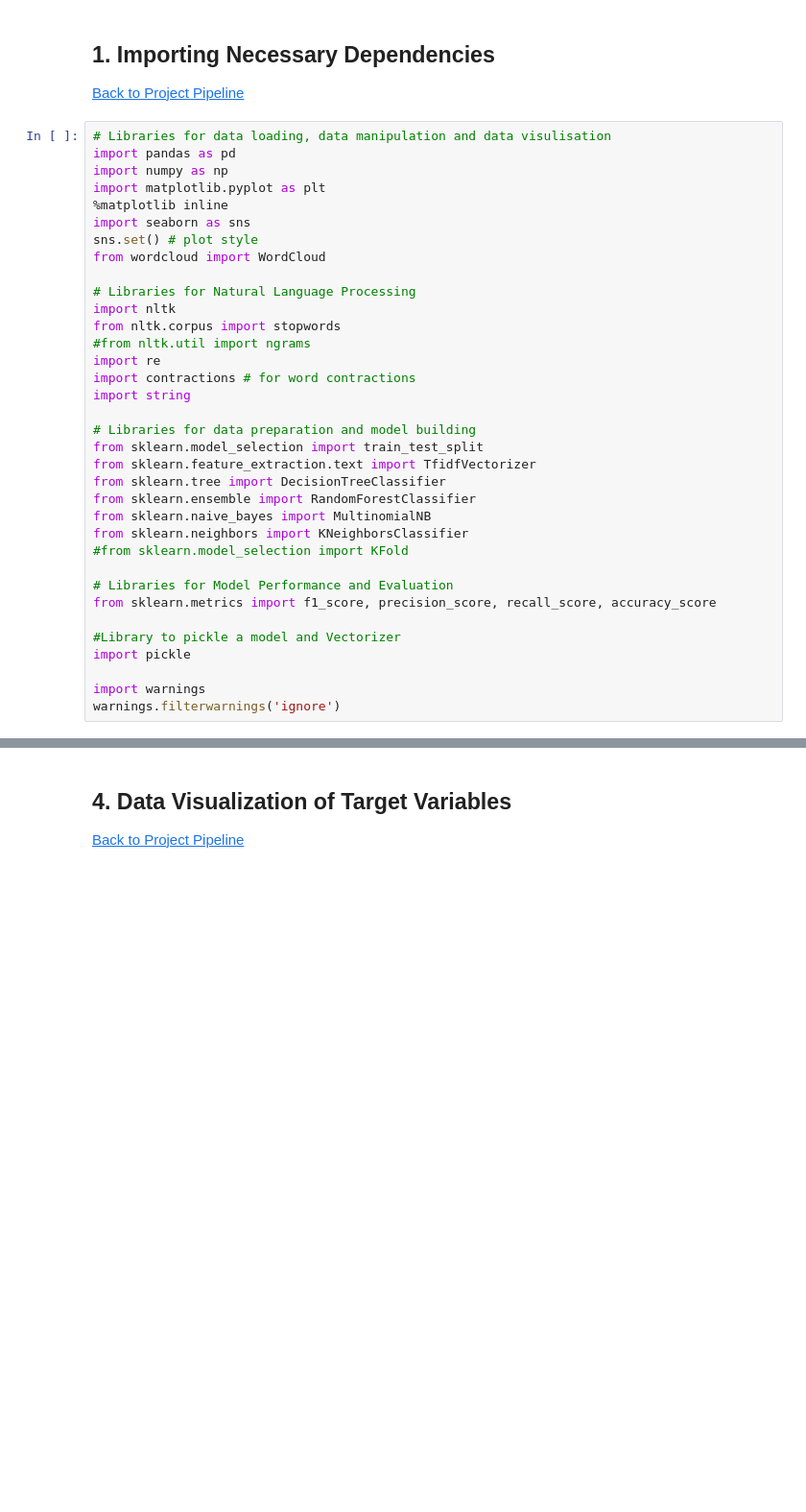
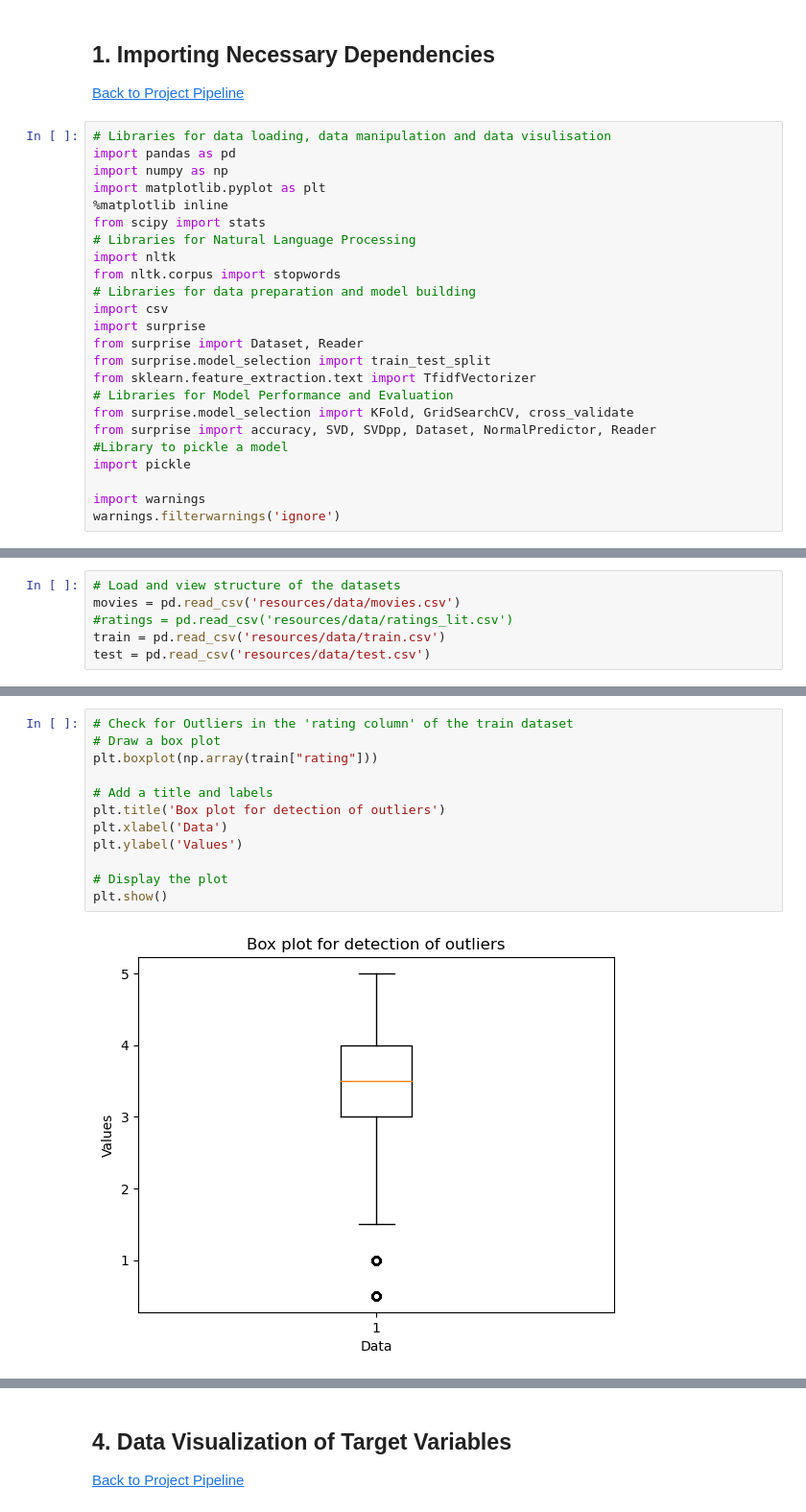
Before and after one commit to JasperZeroes/TeamND2-unsupervised-predict, a Jupyter notebook: TeamND2_notebook.ipynb, the cells around one changed output, grey strips where cells are left out. Shown at 96% size. Cells and saved outputs as stored; diff of their text form; blank space fills up the shorter version.

```diff
--- a/TeamND2_notebook.ipynb
+++ b/TeamND2_notebook.ipynb
@@ -131,31 +130,20 @@ import pandas as pd
 import numpy as np
 import matplotlib.pyplot as plt
 %matplotlib inline
-import seaborn as sns
-sns.set() # plot style
-from wordcloud import WordCloud
-
+from scipy import stats
 # Libraries for Natural Language Processing
 import nltk
 from nltk.corpus import stopwords
-#from nltk.util import ngrams
-import re
-import contractions # for word contractions
-import string
-
 # Libraries for data preparation and model building
-from sklearn.model_selection import train_test_split
+import csv
+import surprise
+from surprise import Dataset, Reader
+from surprise.model_selection import train_test_split
 from sklearn.feature_extraction.text import TfidfVectorizer
-from sklearn.tree import DecisionTreeClassifier
-from sklearn.ensemble import RandomForestClassifier
-from sklearn.naive_bayes import MultinomialNB
-from sklearn.neighbors import KNeighborsClassifier
-#from sklearn.model_selection import KFold
-
 # Libraries for Model Performance and Evaluation
-from sklearn.metrics import f1_score, precision_score, recall_score, accuracy_score
-
-#Library to pickle a model and Vectorizer
+from surprise.model_selection import KFold, GridSearchCV, cross_validate
+from surprise import accuracy, SVD, SVDpp, Dataset, NormalPredictor, Reader
+#Library to pickle a model
 import pickle
 
 import warnings
@@ -180,0 +170,6 @@ ratings_df = pd.read_csv('resources/data/ratings.csv')
+# %%
+# Load and view structure of the datasets
+movies = pd.read_csv('resources/data/movies.csv')
+#ratings = pd.read_csv('resources/data/ratings_lit.csv')
+train = pd.read_csv('resources/data/train.csv')
+test = pd.read_csv('resources/data/test.csv')
@@ -548,0 +382,14 @@ The list of letters clearly shows there is a mix of numerous characters in the d
+# %%
+# Check for Outliers in the 'rating column' of the train dataset
+# Draw a box plot
+plt.boxplot(np.array(train["rating"]))
+
+# Add a title and labels
+plt.title('Box plot for detection of outliers')
+plt.xlabel('Data')
+plt.ylabel('Values')
+
+# Display the plot
+plt.show()
+# %% [output]
+[figure, added]
```
Also changed, not shown: parts of 134 cells of this notebook.
